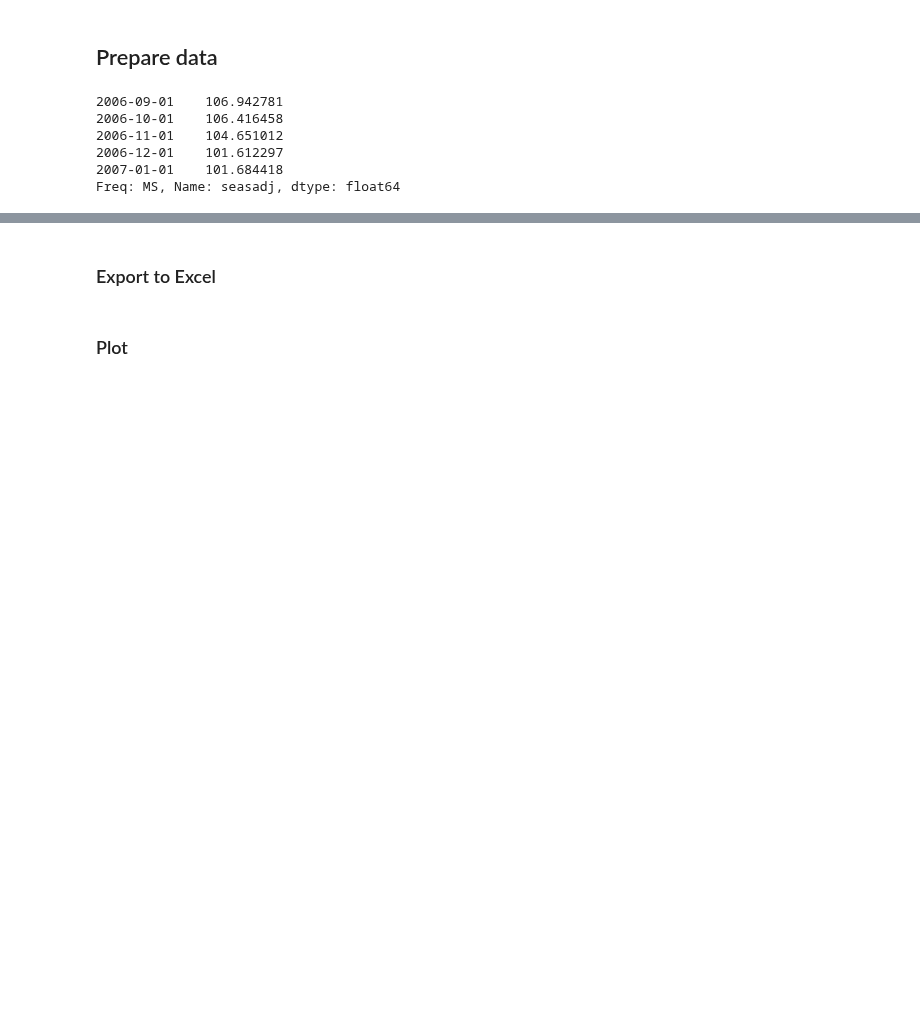
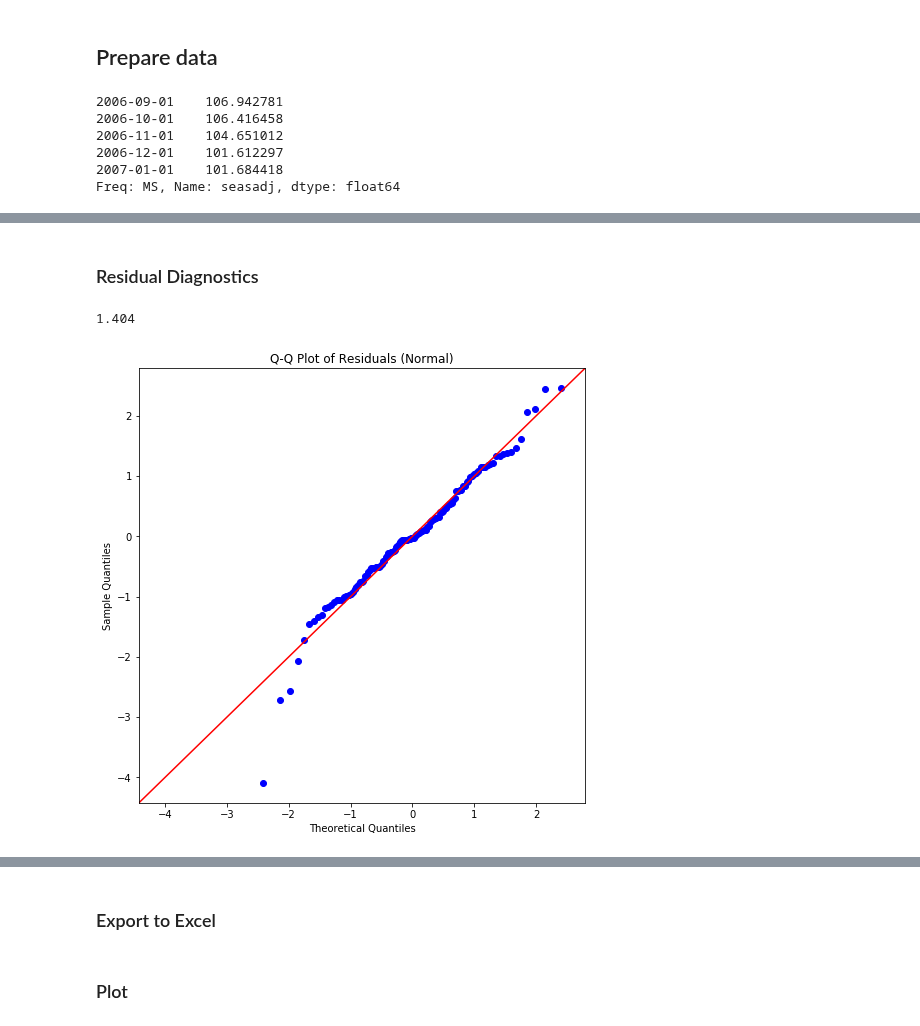
Before and after one commit to NowanIlfideme/masters_switching_models, a Jupyter notebook: notebooks/2020-02-01_Model_Rerun.ipynb, the cells around one changed output, grey strips where cells are left out. Cells and saved outputs as stored; diff of their text form; code cells hidden in the pictures; blank space fills up the shorter version.

```diff
--- a/notebooks/2020-02-01_Model_Rerun.ipynb
+++ b/notebooks/2020-02-01_Model_Rerun.ipynb
@@ -96,0 +171,25 @@ data.plot.line(subplots=True);
+# %%
+m0 = sm.tsa.MarkovRegression(
+    endog=actuals, k_regimes=2, exog=data[['t', 'esi_sa']],
+).fit(search_reps=200, em_iter=20, disp=True)
+
+
+coef_m0 = pd.DataFrame({
+    'value': m0.params,
+    'std': pd.Series(np.sqrt(np.diag(m0.cov_params())), m0.params.index),
+    'z': m0.tvalues
+})
+
+pred_m0 = m0.predict()
+res_m0 = pd.DataFrame({
+    'actual': actuals,
+    'pred': pred_m0,
+    'resid': actuals - pred_m0,
+    'prob_raw': pd.Series(m0.predicted_marginal_probabilities[0], index=data.index),
+    'prob_filtered': m0.filtered_marginal_probabilities[0],
+    'prob_smoothed': m0.smoothed_marginal_probabilities[0],
+})
+
+durbin_watson_m0 = np.round(sm.stats.stattools.durbin_watson(res_m0.resid), 3)
+
+res_m0.head()
@@ -96,0 +304,13 @@ data.plot.line(subplots=True);
+# %% [markdown]
+### Residual Diagnostics
+# %%
+durbin_watson
+# %% [output]
+1.404
+# %%
+fig, ax = plt.subplots(1, 1, figsize=(8, 8))
+ax.set_title("Q-Q Plot of Residuals (Normal)")
+sm.graphics.qqplot(res_m0.resid / np.std(res_m0.resid), line="45", ax=ax)
+fig.savefig(out_m0 / "resid_qq.png")
+# %% [output]
+[figure, added]
```
Also changed, not shown: parts of 26 cells of this notebook.
